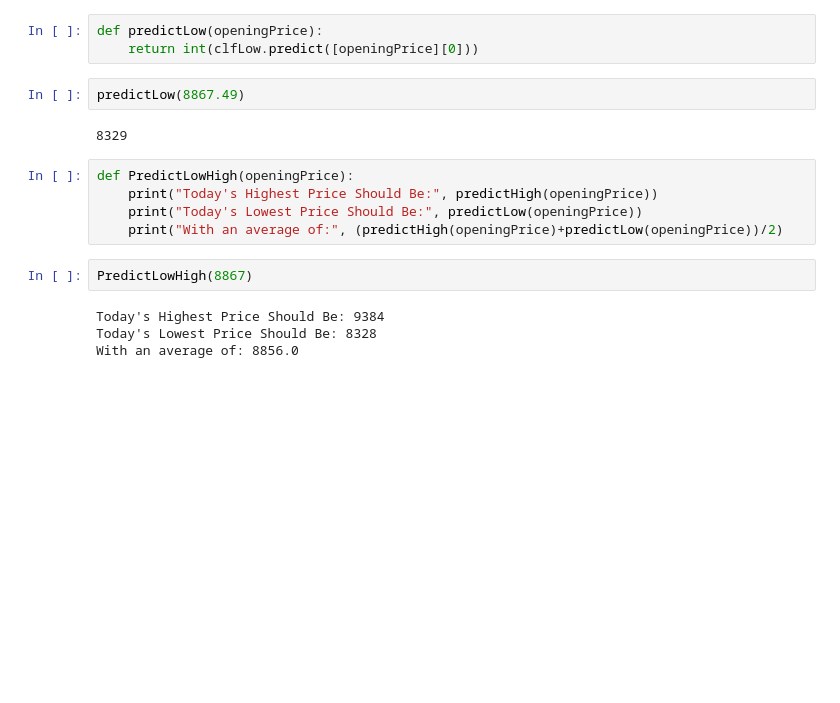
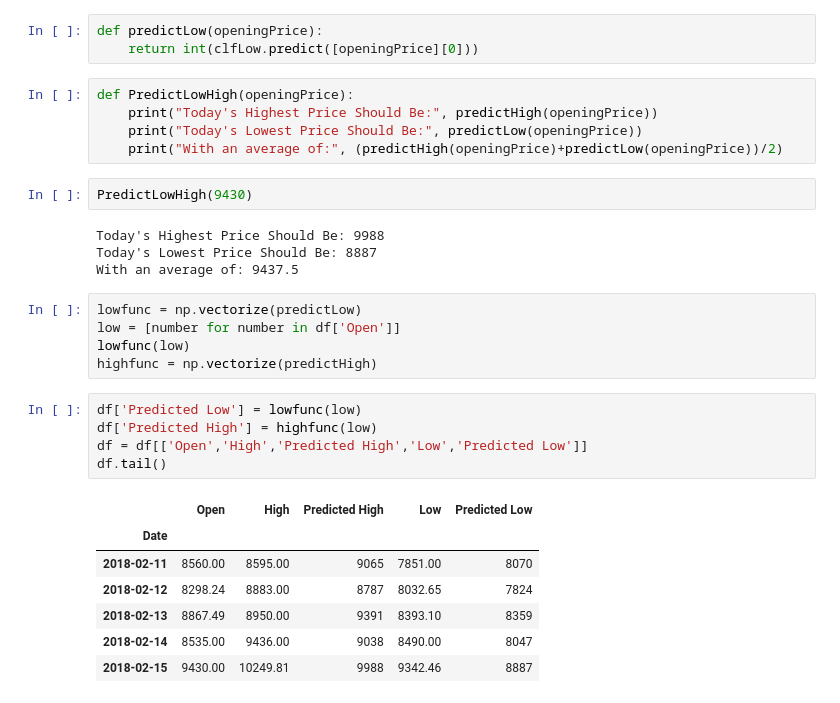
Before and after one commit to decheverri123/Bitcoin-Predictions, a Jupyter notebook: Bitcoin.ipynb, the cells around one changed output. Drawn from its saved outputs; the diff is of its cells as text; blank space fills up the shorter version.

```diff
--- a/Bitcoin.ipynb
+++ b/Bitcoin.ipynb
@@ -81,18 +75,32 @@ Again, a very high accuracy rating, perhaps it has to do with the low number of
 # %%
 def predictLow(openingPrice):
     return int(clfLow.predict([openingPrice][0]))
-# %%
-predictLow(8867.49)
-# %% [output]
-8329
 # %%
 def PredictLowHigh(openingPrice):
     print("Today's Highest Price Should Be:", predictHigh(openingPrice))
     print("Today's Lowest Price Should Be:", predictLow(openingPrice))
     print("With an average of:", (predictHigh(openingPrice)+predictLow(openingPrice))/2)
 # %%
-PredictLowHigh(8867)
+PredictLowHigh(9430)
 # %% [output]
-Today's Highest Price Should Be: 9384
-Today's Lowest Price Should Be: 8328
-With an average of: 8856.0
+Today's Highest Price Should Be: 9988
+Today's Lowest Price Should Be: 8887
+With an average of: 9437.5
+# %%
+lowfunc = np.vectorize(predictLow)
+low = [number for number in df['Open']]
+lowfunc(low)
+highfunc = np.vectorize(predictHigh)
+# %%
+df['Predicted Low'] = lowfunc(low)
+df['Predicted High'] = highfunc(low)
+df = df[['Open','High','Predicted High','Low','Predicted Low']]
+df.tail()
+# %% [output]
+|  | Open | High | Predicted High | Low | Predicted Low |
+| Date |  |  |  |  |  |
+| 2018-02-11 | 8560.00 | 8595.00 | 9065 | 7851.00 | 8070 |
+| 2018-02-12 | 8298.24 | 8883.00 | 8787 | 8032.65 | 7824 |
+| 2018-02-13 | 8867.49 | 8950.00 | 9391 | 8393.10 | 8359 |
+| 2018-02-14 | 8535.00 | 9436.00 | 9038 | 8490.00 | 8047 |
+| 2018-02-15 | 9430.00 | 10249.81 | 9988 | 9342.46 | 8887 |
```
Also changed, not shown: parts of 9 cells of this notebook.
